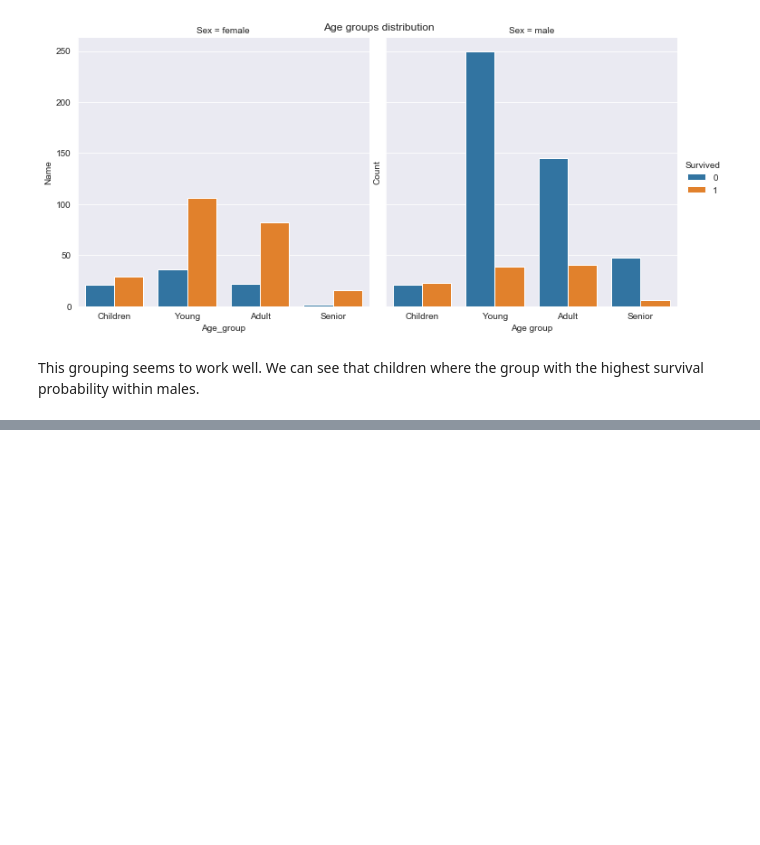
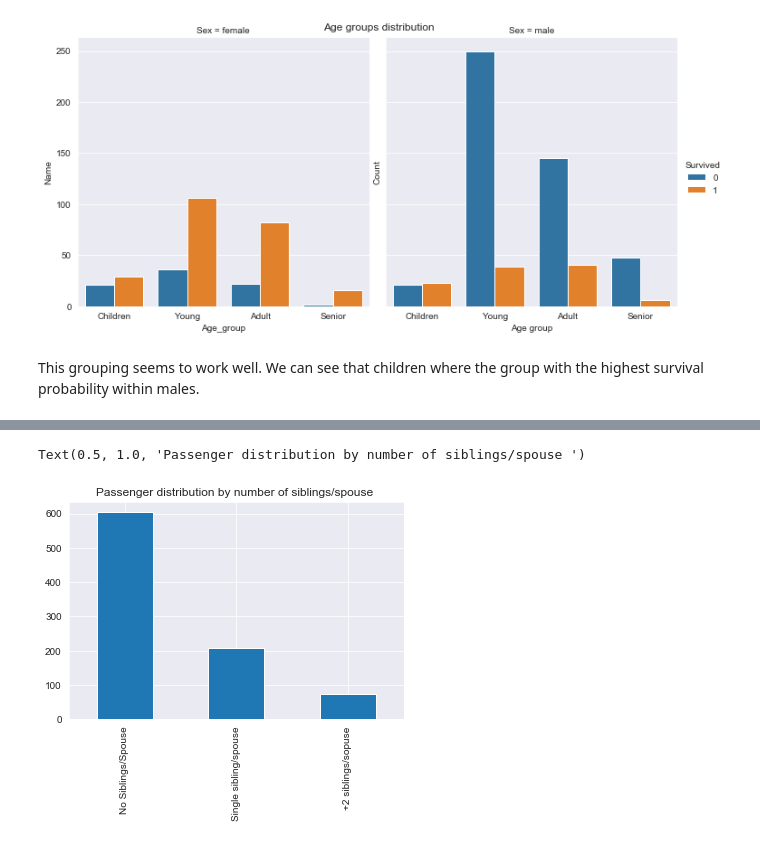
Before and after one commit to Ark93/Real-world_ml, a Jupyter notebook: chapter_3/titanic_dataset.ipynb, the cells around one changed output, grey strips where cells are left out. Saved outputs shown, nothing was run; the diff lists cells and outputs as text; code cells hidden in the pictures; blank space fills up the shorter version.

```diff
--- a/chapter_3/titanic_dataset.ipynb
+++ b/chapter_3/titanic_dataset.ipynb
@@ -382,0 +426,6 @@ This grouping seems to work well.  We can see that children where the group with
+# %%
+data['Siblings/Spouse group'].value_counts().plot(kind='bar')
+plt.title('Passenger distribution by number of siblings/spouse ')
+# %% [output]
+Text(0.5, 1.0, 'Passenger distribution by number of siblings/spouse ')
+[figure, added]
```
Also changed, not shown: parts of 46 cells of this notebook.
